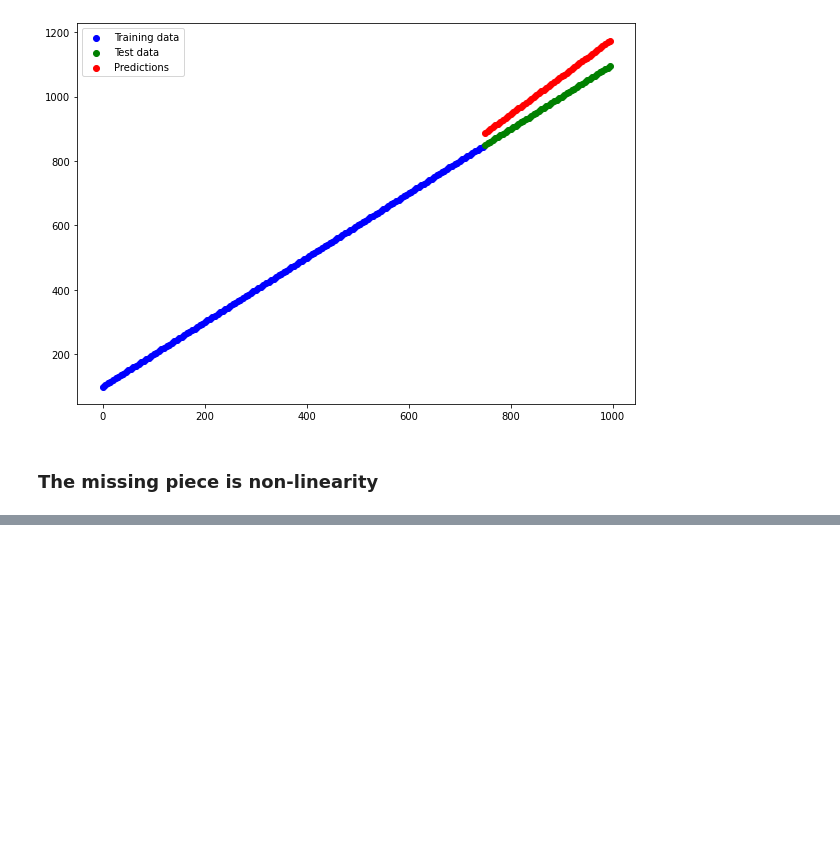
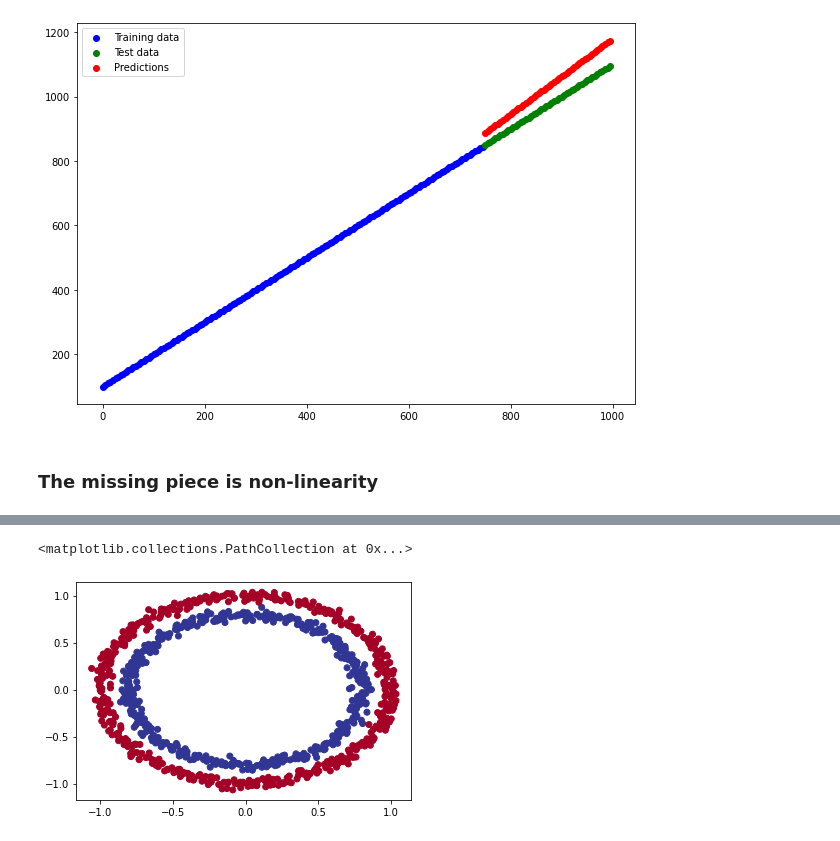
Before and after one commit to topguns837/Tensorflow-deeplearning, a Jupyter notebook: 02_neural_network_classification_with_tensorflow.ipynb, the cells around one changed output, grey strips where cells are left out. Cells and saved outputs as stored; diff of their text form; code cells hidden in the pictures; blank space fills up the shorter version.

```diff
--- a/02_neural_network_classification_with_tensorflow.ipynb
+++ b/02_neural_network_classification_with_tensorflow.ipynb
@@ -390,0 +423,7 @@ plt.legend()
+# %%
+# Check out our data
+
+plt.scatter(X.iloc[:,0], X.iloc[:,1],c=y,cmap = plt.cm.RdYlBu)
+# %% [output]
+<matplotlib.collections.PathCollection at 0x...>
+[figure, added]
```
Also changed, not shown: parts of 74 cells of this notebook.
